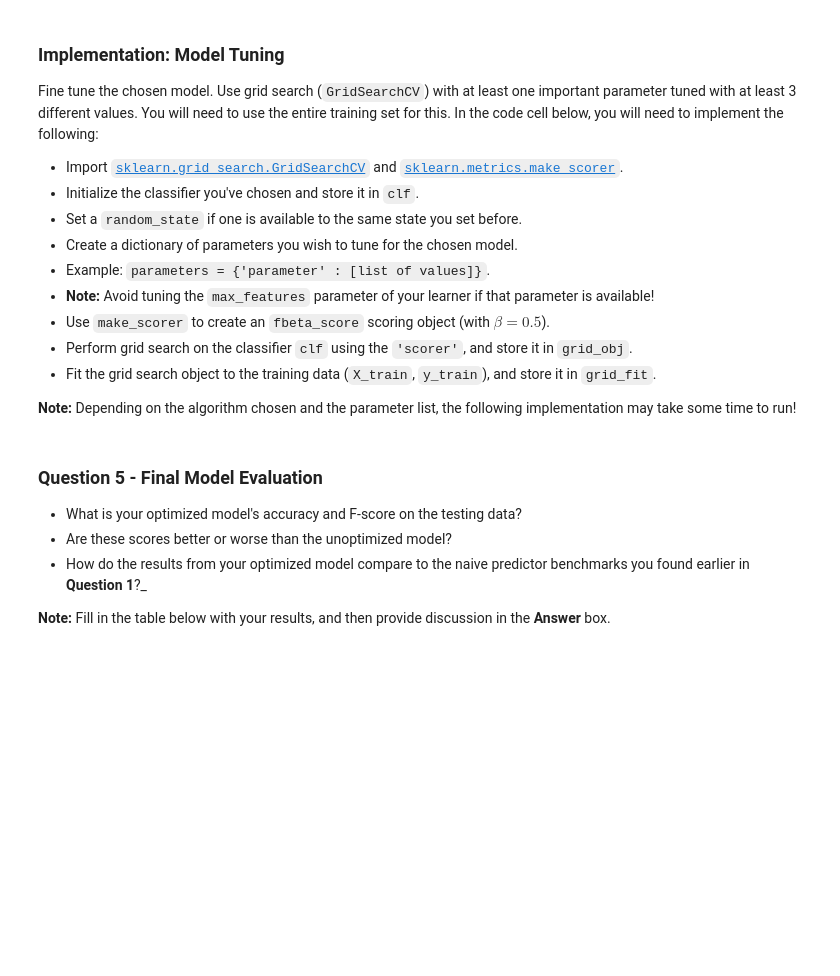
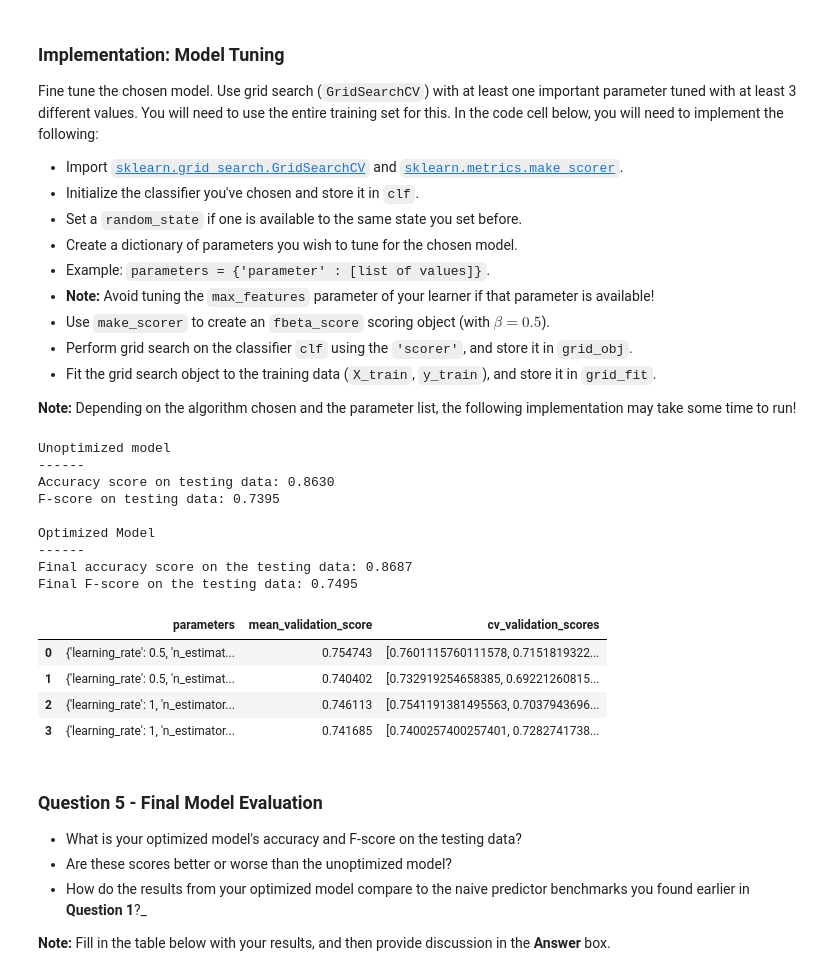
Before and after one commit to mlamarques/finding_donors, a Jupyter notebook: finding_donors.ipynb, the cells around one changed output. Saved outputs shown, nothing was run; the diff lists cells and outputs as text; code cells hidden in the pictures; blank space fills up the shorter version.

Commit message:
Implementation: Model Tuning

```diff
--- a/finding_donors.ipynb
+++ b/finding_donors.ipynb
@@ -484,38 +484,57 @@ Fine tune the chosen model. Use grid search (`GridSearchCV`) with at least one i
 # TODO: Import 'GridSearchCV', 'make_scorer', and any other necessary libraries
 from sklearn.model_selection import GridSearchCV
 from sklearn.metrics import make_scorer
 from sklearn.ensemble import GradientBoostingClassifier
 
 # TODO: Initialize the classifier
-clf = GridSearchCV()
+clf = GradientBoostingClassifier(random_state=5)
 
 # TODO: Create the parameters list you wish to tune, using a dictionary if needed.
 # HINT: parameters = {'parameter_1': [value1, value2], 'parameter_2': [value1, value2]}
-parameters = {'kernel':('linear', 'rbf'), 'C':[1, 10]}
+parameters = {'learning_rate':[0.5, 1], 'n_estimators':[50, 500]}
+
+# >>> 'min_samples_split':[200, 300], 'min_samples_leaf':[10, 50] too slow
+
 
 # TODO: Make an fbeta_score scoring object using make_scorer()
-scorer = None
+scorer = make_scorer(fbeta_score, beta=0.5)
 
 # TODO: Perform grid search on the classifier using 'scorer' as the scoring method using GridSearchCV()
-grid_obj = None
+grid_obj = GridSearchCV(clf, parameters, scoring=scorer, cv=50)
 
 # TODO: Fit the grid search object to the training data and find the optimal parameters using fit()
-grid_fit = None
+grid_fit = grid_obj.fit(X_train, y_train)
 
 # Get the estimator
 best_clf = grid_fit.best_estimator_
 
 # Make predictions using the unoptimized and model
 predictions = (clf.fit(X_train, y_train)).predict(X_test)
 best_predictions = best_clf.predict(X_test)
 
 # Report the before-and-afterscores
 print("Unoptimized model\n------")
 print("Accuracy score on testing data: {:.4f}".format(accuracy_score(y_test, predictions)))
 print("F-score on testing data: {:.4f}".format(fbeta_score(y_test, predictions, beta = 0.5)))
 print("\nOptimized Model\n------")
 print("Final accuracy score on the testing data: {:.4f}".format(accuracy_score(y_test, best_predictions)))
 print("Final F-score on the testing data: {:.4f}".format(fbeta_score(y_test, best_predictions, beta = 0.5)))
+display(pd.DataFrame(grid_obj.grid_scores_))
+# %% [output]
+Unoptimized model
+------
+Accuracy score on testing data: 0.8630
+F-score on testing data: 0.7395
+
+Optimized Model
+------
+Final accuracy score on the testing data: 0.8687
+Final F-score on the testing data: 0.7495
+|  | parameters | mean_validation_score | cv_validation_scores |
+| 0 | {'learning_rate': 0.5, 'n_estimat... | 0.754743 | [0.7601115760111578, 0.7151819322... |
+| 1 | {'learning_rate': 0.5, 'n_estimat... | 0.740402 | [0.732919254658385, 0.69221260815... |
+| 2 | {'learning_rate': 1, 'n_estimator... | 0.746113 | [0.7541191381495563, 0.7037943696... |
+| 3 | {'learning_rate': 1, 'n_estimator... | 0.741685 | [0.7400257400257401, 0.7282741738... |
 # %% [markdown]
 ### Question 5 - Final Model Evaluation
 
```
